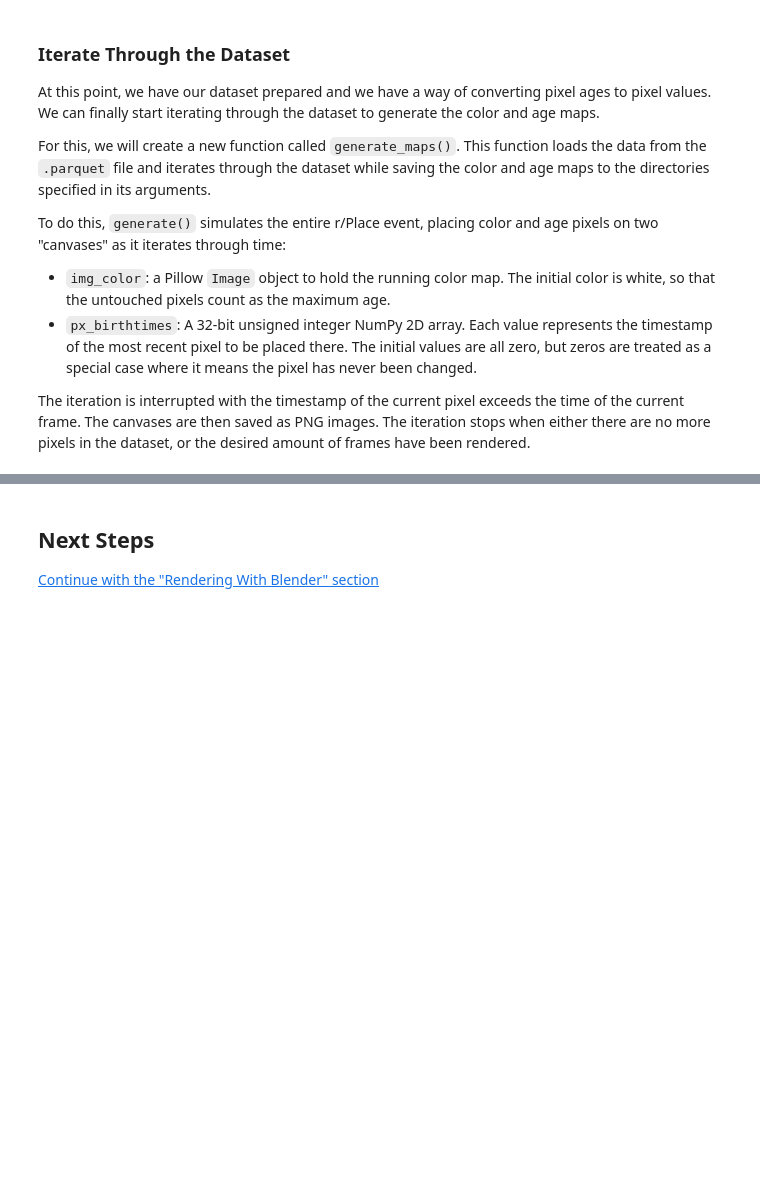
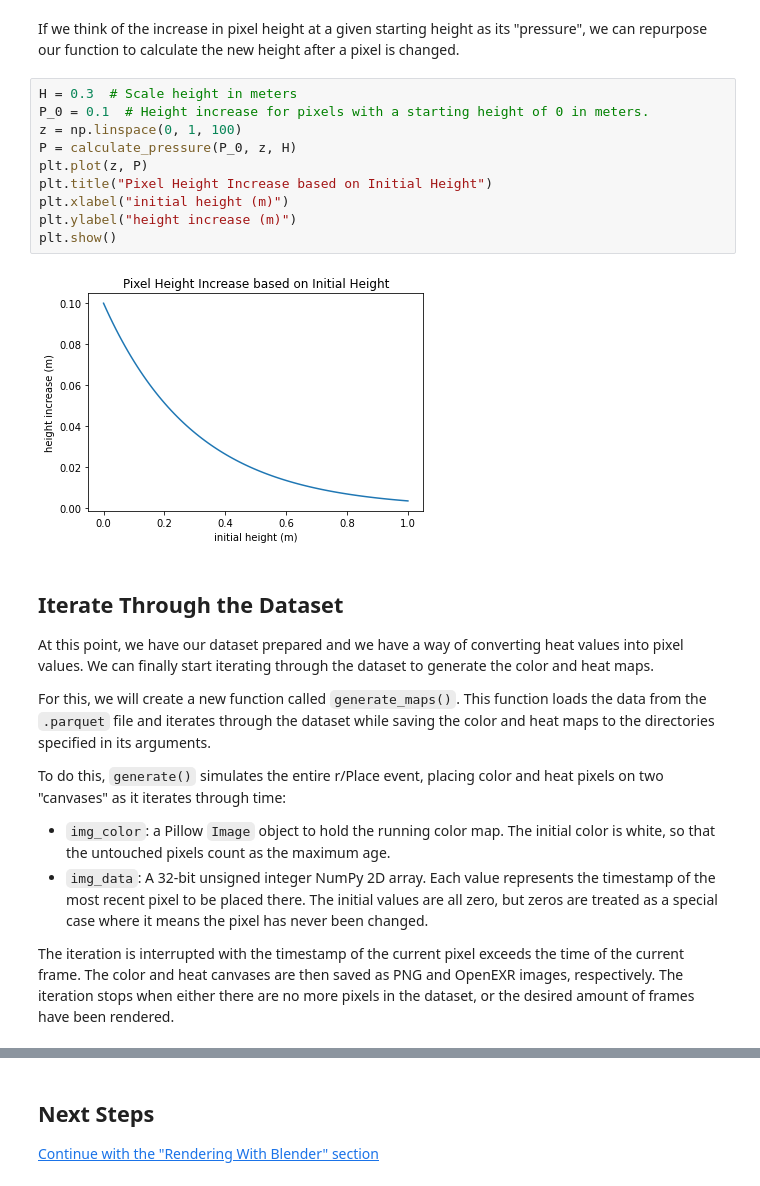
Before and after one commit to ChrisCrossCrash/r-place-blender, a Jupyter notebook: guides/2_generate_maps.ipynb, the cells around one changed output, grey strips where cells are left out. Cells and saved outputs as stored; diff of their text form; blank space fills up the shorter version.

Commit message:
Update guide for heat map revision

```diff
--- a/guides/2_generate_maps.ipynb
+++ b/guides/2_generate_maps.ipynb
@@ -90,14 +126,28 @@ plt.show()
+# %% [markdown]
+If we think of the increase in pixel height at a given starting height as its "pressure", we can repurpose our function to calculate the new height after a pixel is changed.
+# %%
+H = 0.3  # Scale height in meters
+P_0 = 0.1  # Height increase for pixels with a starting height of 0 in meters.
+z = np.linspace(0, 1, 100)
+P = calculate_pressure(P_0, z, H)
+plt.plot(z, P)
+plt.title("Pixel Height Increase based on Initial Height")
+plt.xlabel("initial height (m)")
+plt.ylabel("height increase (m)")
+plt.show()
+# %% [output]
+[figure, added]
 # %% [markdown]
-### Iterate Through the Dataset
+## Iterate Through the Dataset
 
-At this point, we have our dataset prepared and we have a way of converting pixel ages to pixel values. We can finally start iterating through the dataset to generate the color and age maps.
+At this point, we have our dataset prepared and we have a way of converting heat values into pixel values. We can finally start iterating through the dataset to generate the color and heat maps.
 
-For this, we will create a new function called `generate_maps()`. This function loads the data from the `.parquet` file and iterates through the dataset while saving the color and age maps to the directories specified in its arguments.
+For this, we will create a new function called `generate_maps()`. This function loads the data from the `.parquet` file and iterates through the dataset while saving the color and heat maps to the directories specified in its arguments.
 
-To do this, `generate()` simulates the entire r/Place event, placing color and age pixels on two "canvases" as it iterates through time:
+To do this, `generate()` simulates the entire r/Place event, placing color and heat pixels on two "canvases" as it iterates through time:
 
 - `img_color`: a Pillow `Image` object to hold the running color map. The initial color is white, so that the untouched pixels count as the maximum age.
-- `px_birthtimes`: A 32-bit unsigned integer NumPy 2D array. Each value represents the timestamp of the most recent pixel to be placed there. The initial values are all zero, but zeros are treated as a special case where it means the pixel has never been changed.
+- `img_data`: A 32-bit unsigned integer NumPy 2D array. Each value represents the timestamp of the most recent pixel to be placed there. The initial values are all zero, but zeros are treated as a special case where it means the pixel has never been changed.
 
-The iteration is interrupted with the timestamp of the current pixel exceeds the time of the current frame. The canvases are then saved as PNG images. The iteration stops when either there are no more pixels in the dataset, or the desired amount of frames have been rendered.
+The iteration is interrupted with the timestamp of the current pixel exceeds the time of the current frame. The color and heat canvases are then saved as PNG and OpenEXR images, respectively. The iteration stops when either there are no more pixels in the dataset, or the desired amount of frames have been rendered.
 # %%
```
Also changed, not shown: parts of 16 cells of this notebook.
